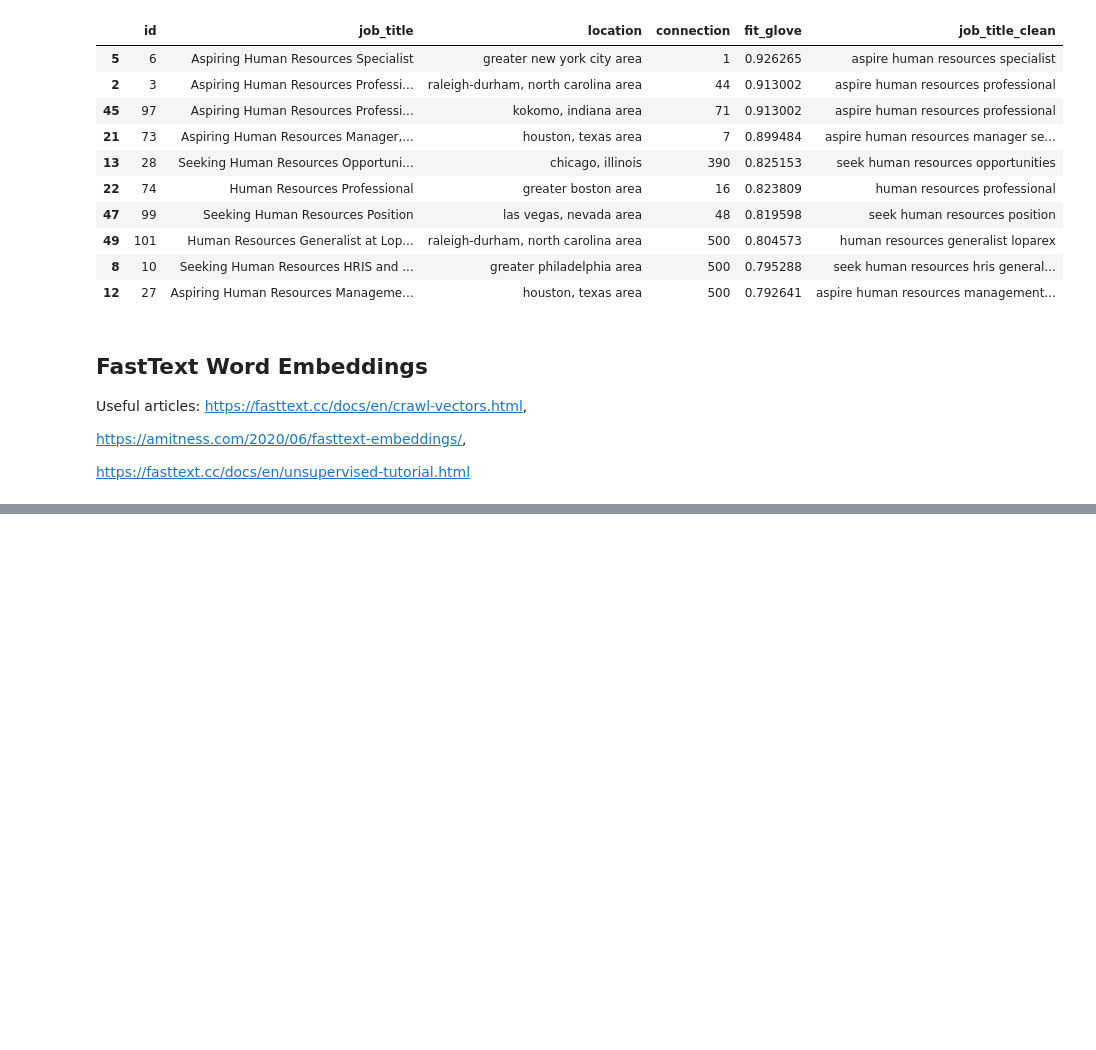
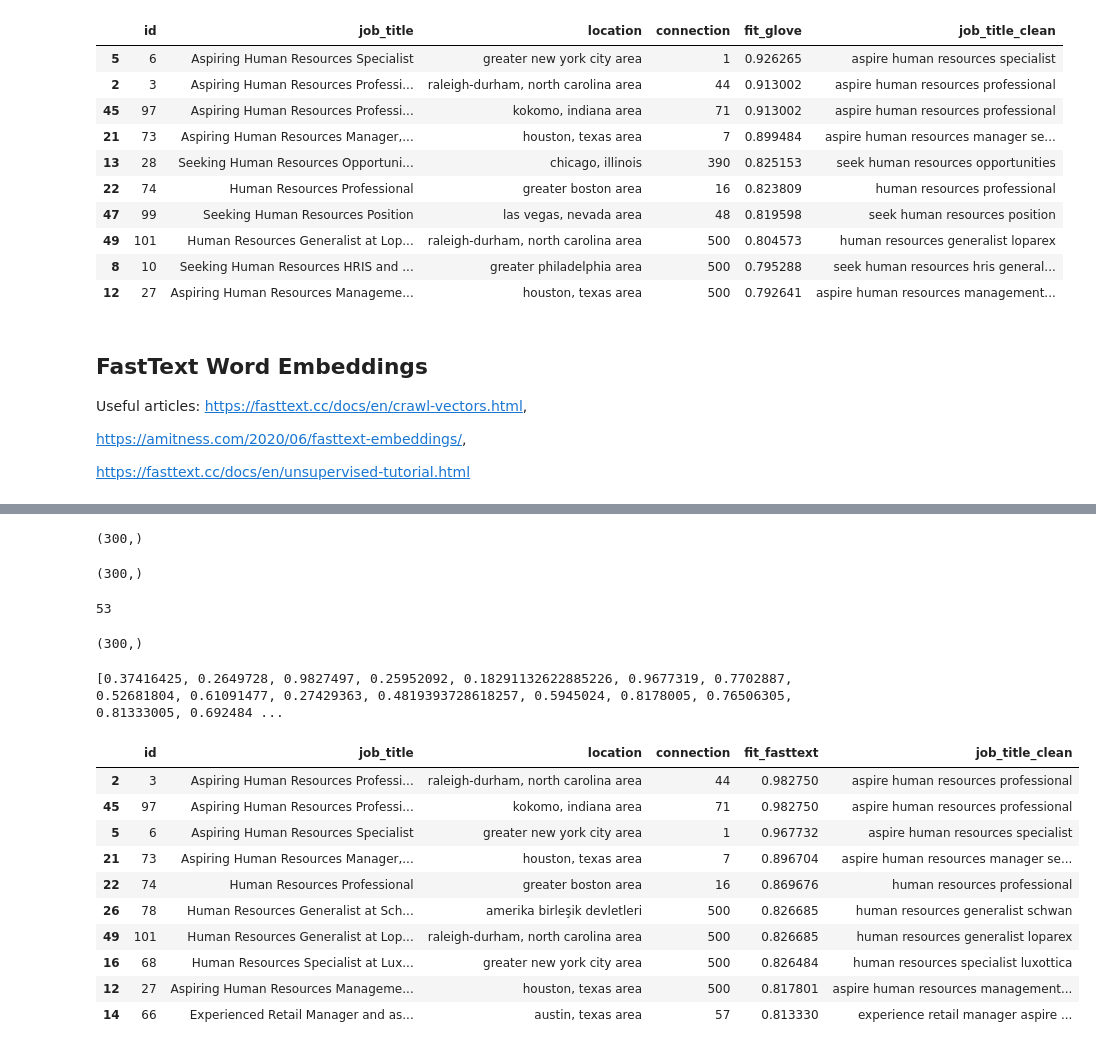
Before and after one commit to pravatiswain/Potential_talents_Apziva, a Jupyter notebook: Potential_talents.ipynb, the cells around one changed output, grey strips where cells are left out. Drawn from its saved outputs; the diff is of its cells as text; code cells hidden in the pictures; blank space fills up the shorter version.

```diff
--- a/Potential_talents.ipynb
+++ b/Potential_talents.ipynb
@@ -795,0 +818,2 @@ print(b.shape)
+# %%
+ft = fasttext.load_model('cc.en.300.bin') # load pretrained model
@@ -795,0 +824,47 @@ print(b.shape)
+# %%
+ft.get_word_vector('hello').shape
+# %% [output]
+(300,)
+# %%
+# get average key word embedding from fasttext model
+avg_keyword_embedding_fasttext = avg_word_embedding(keyword_1_clean, ft)
+print(avg_keyword_embedding_fasttext.shape)
+# %% [output]
+(300,)
+# %%
+# create average job title word embeddings using fasttext model
+job_title_embeddings_fasttext = []
+for row in talents_df_clean['job_title_clean']:
+    # apply the avg_word_embedding function to each row and append to job_title_embeddings list
+    job_title_embeddings_fasttext.append(avg_word_embedding(row,ft))
+len(job_title_embeddings_fasttext)
+# %% [output]
+53
+# %%
+print(job_title_embeddings_fasttext[1].shape)
+# %% [output]
+(300,)
+# %%
+similarity_scores_fasttext = []
+for job_title_embedding in job_title_embeddings_fasttext:
+    similarity_scores_fasttext.append(cosine_similarity(avg_keyword_embedding_fasttext, job_title_embedding))
+print(similarity_scores_fasttext)
+# %% [output]
+[0.37416425, 0.2649728, 0.9827497, 0.25952092, 0.18291132622885226, 0.9677319, 0.7702887, 0.52681804, 0.61091477, 0.27429363, 0.4819393728618257, 0.5945024, 0.8178005, 0.76506305, 0.81333005, 0.692484 ...
+# %%
+# create a column for candidate ranking (from cosine similarity scores) by fasttext model
+talents_df_clean['fit'] = similarity_scores_fasttext
+talents_df_fasttext = talents_df_clean.rename({'fit': 'fit_fasttext'}, axis=1)
+talents_df_fasttext.sort_values('fit_fasttext',ascending=False ).head(10) # top 10 candidates
+# %% [output]
+|  | id | job_title | location | connection | fit_fasttext | job_title_clean |
+| 2 | 3 | Aspiring Human Resources Professi... | raleigh-durham, north carolina area | 44 | 0.982750 | aspire human resources professional |
+| 45 | 97 | Aspiring Human Resources Professi... | kokomo, indiana area | 71 | 0.982750 | aspire human resources professional |
+| 5 | 6 | Aspiring Human Resources Specialist | greater new york city area | 1 | 0.967732 | aspire human resources specialist |
+| 21 | 73 | Aspiring Human Resources Manager,... | houston, texas area | 7 | 0.896704 | aspire human resources manager se... |
+| 22 | 74 | Human Resources Professional | greater boston area | 16 | 0.869676 | human resources professional |
+| 26 | 78 | Human Resources Generalist at Sch... | amerika birleşik devletleri | 500 | 0.826685 | human resources generalist schwan |
+| 49 | 101 | Human Resources Generalist at Lop... | raleigh-durham, north carolina area | 500 | 0.826685 | human resources generalist loparex |
+| 16 | 68 | Human Resources Specialist at Lux... | greater new york city area | 500 | 0.826484 | human resources specialist luxottica |
+| 12 | 27 | Aspiring Human Resources Manageme... | houston, texas area | 500 | 0.817801 | aspire human resources management... |
+| 14 | 66 | Experienced Retail Manager and as... | austin, texas area | 57 | 0.813330 | experience retail manager aspire ... |
```
Also changed, not shown: parts of 19 cells of this notebook.
